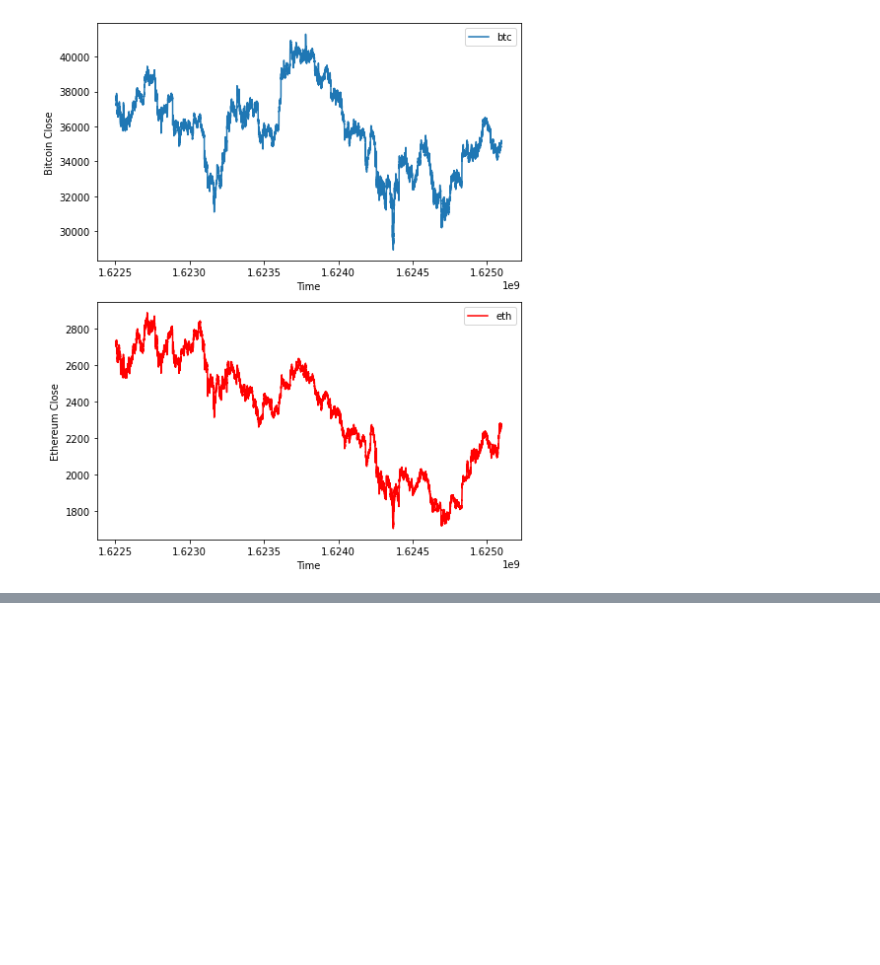
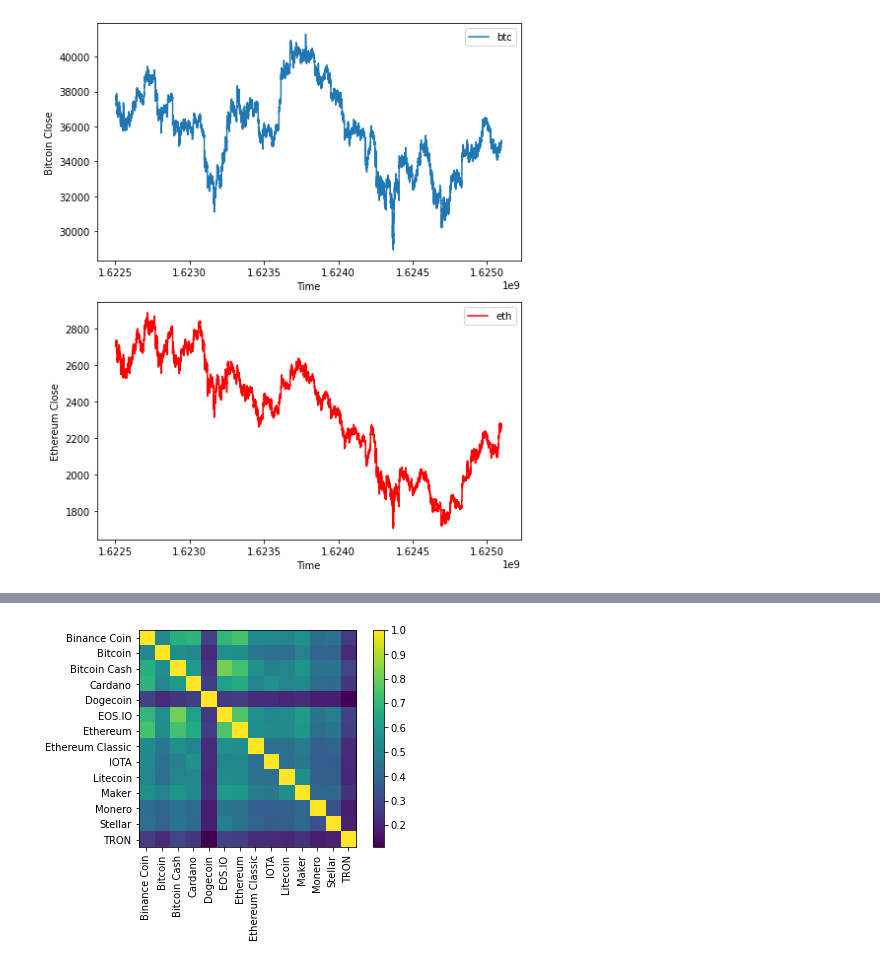
Before and after one commit to TatakisDom/Kaggle_G_Research, a Jupyter notebook: tutorial-g-research.ipynb, the cells around one changed output, grey strips where cells are left out. Cells and saved outputs as stored; diff of their text form; code cells hidden in the pictures; blank space fills up the shorter version.

```diff
--- a/tutorial-g-research.ipynb
+++ b/tutorial-g-research.ipynb
@@ -200,0 +236,15 @@ plt.show()
+# %%
+all_assets_2021 = pd.DataFrame([])
+for asset_id, asset_name in zip(asset_details.Asset_ID, asset_details.Asset_Name):
+    asset = crypto_df[crypto_df["Asset_ID"]==asset_id].set_index("timestamp")
+    asset = asset.loc[totimestamp('01/01/2021'):totimestamp('01/05/2021')]
+    asset = asset.reindex(range(asset.index[0],asset.index[-1]+60,60), method='pad')
+    lret = log_return(asset.Close.fillna(0))[1:]
+    all_assets_2021 = all_assets_2021.join(lret, rsuffix=asset_name, how="outer")
+# %%
+plt.imshow(all_assets_2021.corr());
+plt.yticks(asset_details.Asset_ID.values, asset_details.Asset_Name.values);
+plt.xticks(asset_details.Asset_ID.values, asset_details.Asset_Name.values, rotation='vertical');
+plt.colorbar();
+# %% [output]
+[figure, added]
```
Also changed, not shown: parts of 13 cells of this notebook.
